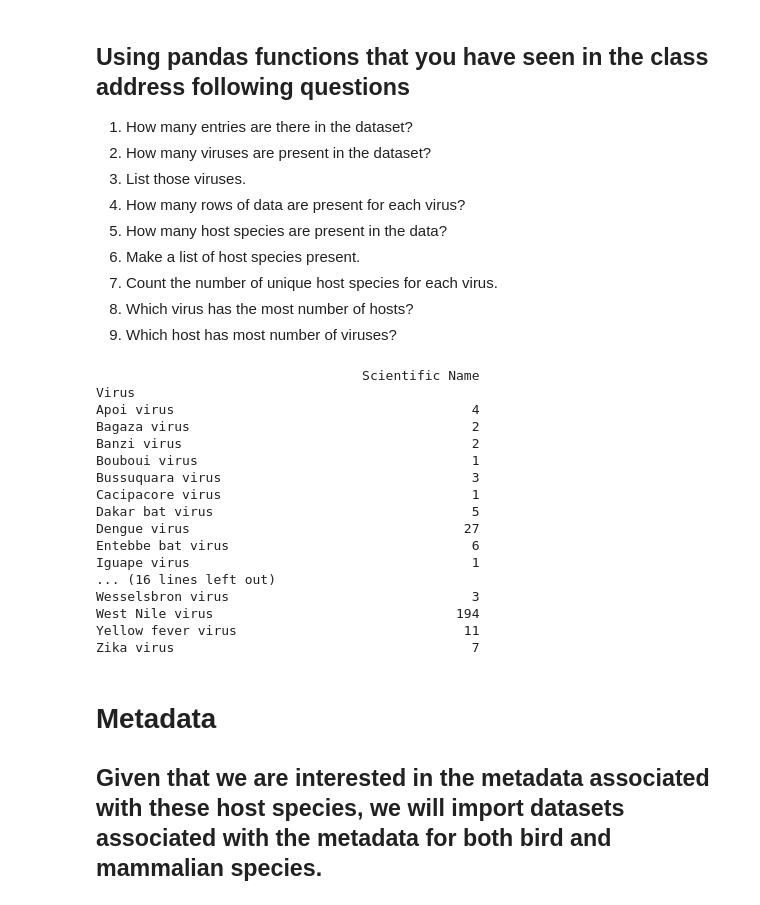
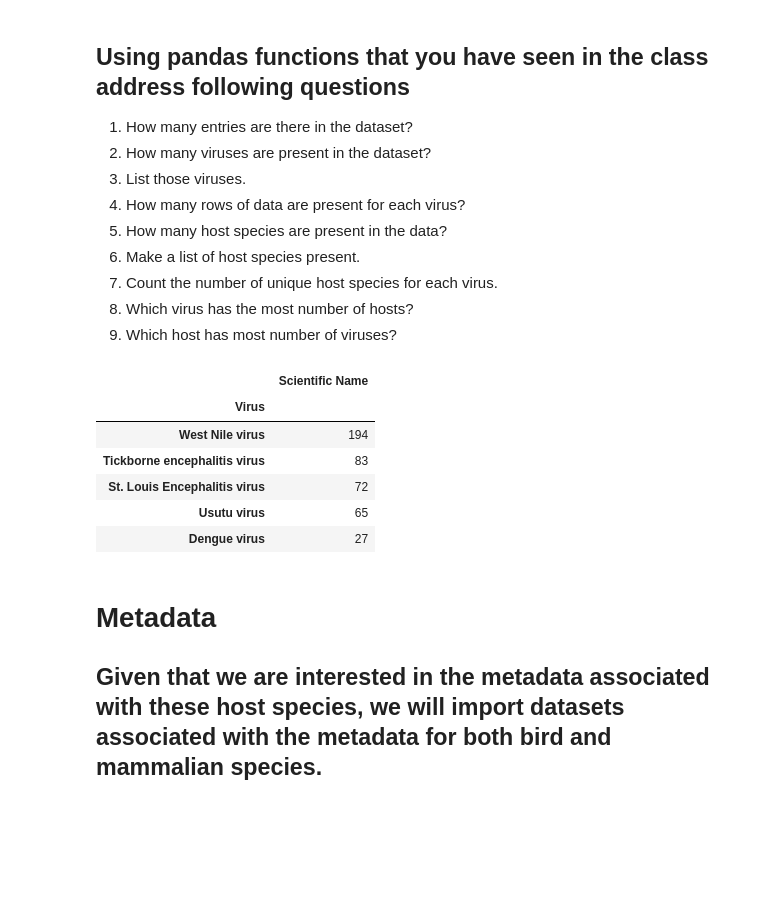
Before and after one commit to howellery/MPM_200_Howell, a Jupyter notebook: Code/MPM200_Session9_HW_EHowell.ipynb, the cells around one changed output. Drawn from its saved outputs; the diff is of its cells as text; code cells hidden in the pictures; blank space fills up the shorter version.

```diff
--- a/Code/MPM200_Session9_HW_EHowell.ipynb
+++ b/Code/MPM200_Session9_HW_EHowell.ipynb
@@ -112,52 +112,43 @@ df.columns
 df.shape
 
 
 # Count unique viruses
 
 df['Virus'].nunique()
 
 # List of unique viruses
 
 df['Virus'].unique()
 
 # Count of each unique virus
 
 df.groupby('Virus').agg({'sr no.':'size'})
 
 # Count unique host species
 
 df['Scientific Name'].nunique()
 
 # List of unique host species
 
 df['Scientific Name'].unique()
 
 # Count of host species for each virus
 
 countsdf = df.groupby('Virus').agg({'Scientific Name':'nunique'})
-print(countsdf)
 
 # Most diverse viruses (viruses with most unique host species)
 
-#### ****
+
+countsdf = countsdf.sort_values(by='Scientific Name', ascending=False)
+countsdf.head(5)
 # %% [output]
-                                  Scientific Name
-Virus
-Apoi virus                                      4
-Bagaza virus                                    2
-Banzi virus                                     2
-Bouboui virus                                   1
-Bussuquara virus                                3
-Cacipacore virus                                1
-Dakar bat virus                                 5
-Dengue virus                                   27
-Entebbe bat virus                               6
-Iguape virus                                    1
-... (16 lines left out)
-Wesselsbron virus                               3
-West Nile virus                               194
-Yellow fever virus                             11
-Zika virus                                      7
+|  | Scientific Name |
+| Virus |  |
+| West Nile virus | 194 |
+| Tickborne encephalitis virus | 83 |
+| St. Louis Encephalitis virus | 72 |
+| Usutu virus | 65 |
+| Dengue virus | 27 |
 # %% [markdown]
 # Metadata
 
```
Also changed, not shown: parts of 4 cells of this notebook.
